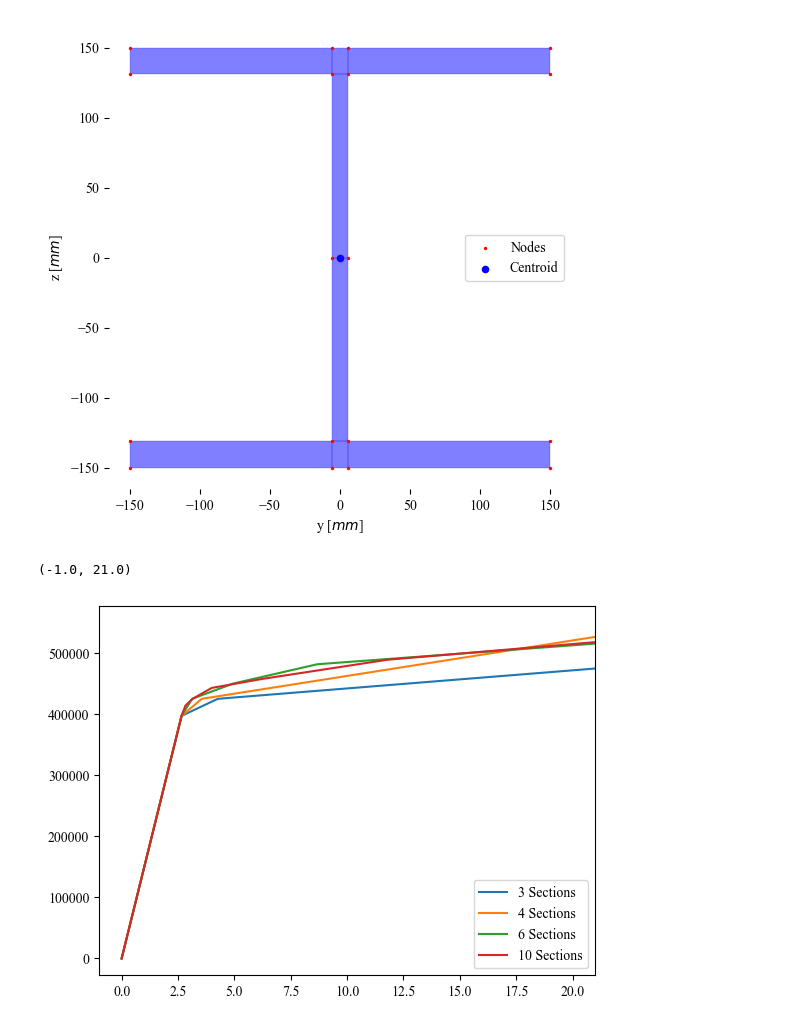
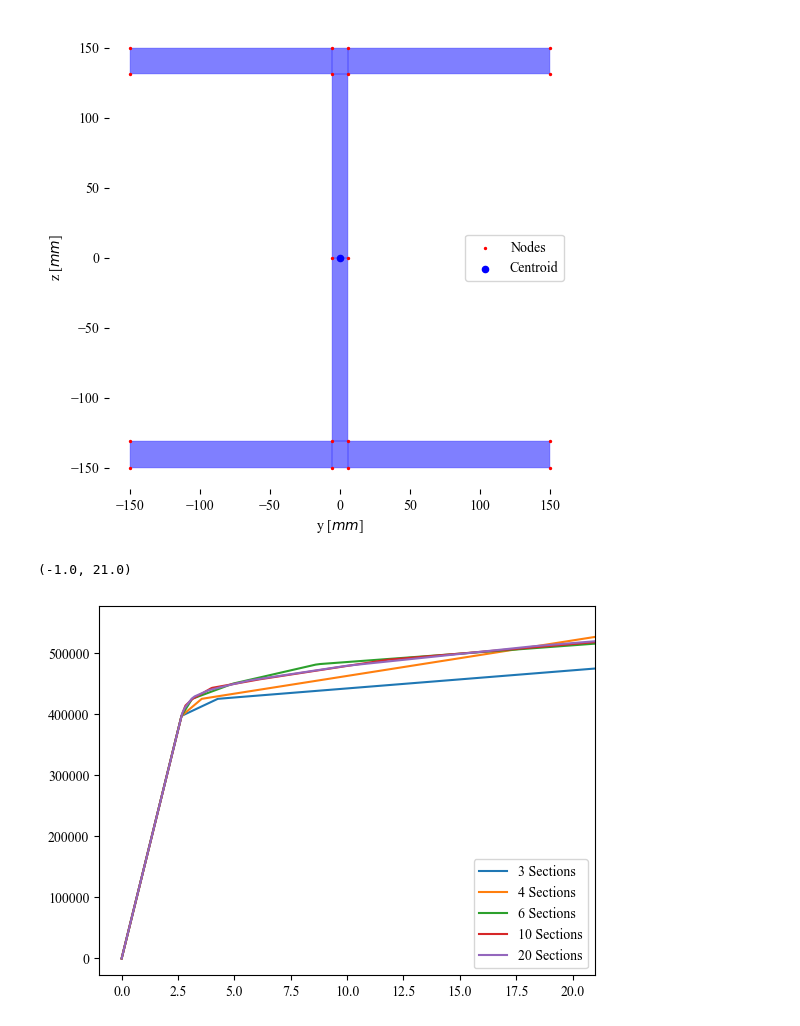
Before and after one commit to fabberne/code, a Jupyter notebook: 03_fiber_element_solver/S_sections_Load.ipynb, the cells around one changed output. Drawn from its saved outputs; the diff is of its cells as text; code cells hidden in the pictures.

```diff
--- a/03_fiber_element_solver/S_sections_Load.ipynb
+++ b/03_fiber_element_solver/S_sections_Load.ipynb
@@ -40,31 +53,12 @@ struc_10 = structure.Cantilever(beam   = beam,
 # %%
-non_linear_solver_3 = solver.Nonlinear(struc_3,
-									 constraint="Load",
-									 NR_tolerance=1e-6,
-									 NR_max_iter=10,
-									 section_tolerance=1e-6,
-									 section_max_iter=100)
-non_linear_solver_4 = solver.Nonlinear(struc_4,
-									 constraint="Load",
-									 NR_tolerance=1e-6,
-									 NR_max_iter=10,
-									 section_tolerance=1e-6,
-									 section_max_iter=100)
-non_linear_solver_6 = solver.Nonlinear(struc_6,
-									 constraint="Load",
-									 NR_tolerance=1e-6,
-									 NR_max_iter=10,
-									 section_tolerance=1e-6,
-									 section_max_iter=100)
-non_linear_solver_10 = solver.Nonlinear(struc_10,
-									 constraint="Load",
-									 NR_tolerance=1e-6,
-									 NR_max_iter=10,
-									 section_tolerance=1e-6,
-									 section_max_iter=100)
+non_linear_solver_3  = solver.Nonlinear(struc_3,  constraint="Load")
+non_linear_solver_4  = solver.Nonlinear(struc_4,  constraint="Load")
+non_linear_solver_6  = solver.Nonlinear(struc_6,  constraint="Load")
+non_linear_solver_10 = solver.Nonlinear(struc_10, constraint="Load")
+non_linear_solver_20 = solver.Nonlinear(struc_20, constraint="Load")
 # %%
-increments = np.zeros(1100)
-increments.fill(500)
+increments = np.zeros(550)
+increments.fill(1000)
 
 from contextlib import redirect_stdout
 with open(os.devnull, 'w') as f, redirect_stdout(f):
@@ -72,13 +66,15 @@ with open(os.devnull, 'w') as f, redirect_stdout(f):
 	u_history_4 , lambda_history_4  = non_linear_solver_4.solve(increments)
 	u_history_6 , lambda_history_6  = non_linear_solver_6.solve(increments)
 	u_history_10, lambda_history_10 = non_linear_solver_10.solve(increments)
+	u_history_20, lambda_history_20 = non_linear_solver_20.solve(increments)
 # %%
-plt.plot(u_history_3[:,6+2], lambda_history_3, label="3 Sections")
-plt.plot(u_history_4[:,6+2], lambda_history_4, label="4 Sections")
-plt.plot(u_history_6[:,6+2], lambda_history_6, label="6 Sections")
+plt.plot(u_history_3[ :,6+2], lambda_history_3,  label= "3 Sections")
+plt.plot(u_history_4[ :,6+2], lambda_history_4,  label= "4 Sections")
+plt.plot(u_history_6[ :,6+2], lambda_history_6,  label= "6 Sections")
 plt.plot(u_history_10[:,6+2], lambda_history_10, label="10 Sections")
+plt.plot(u_history_20[:,6+2], lambda_history_20, label="20 Sections")
 plt.legend()
 plt.xlim(-1,21)
 # %% [output]
 (-1.0, 21.0)
-[figure, old version]
+[figure, new version]
```
Also changed, not shown: parts of 1 cell of this notebook, 13 other files.
